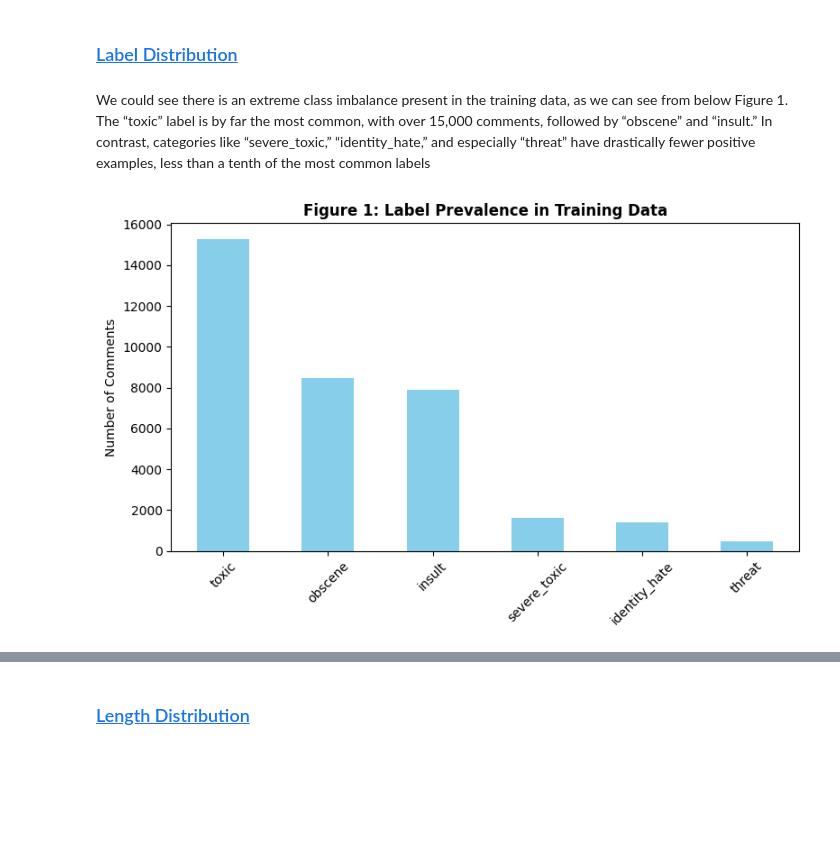
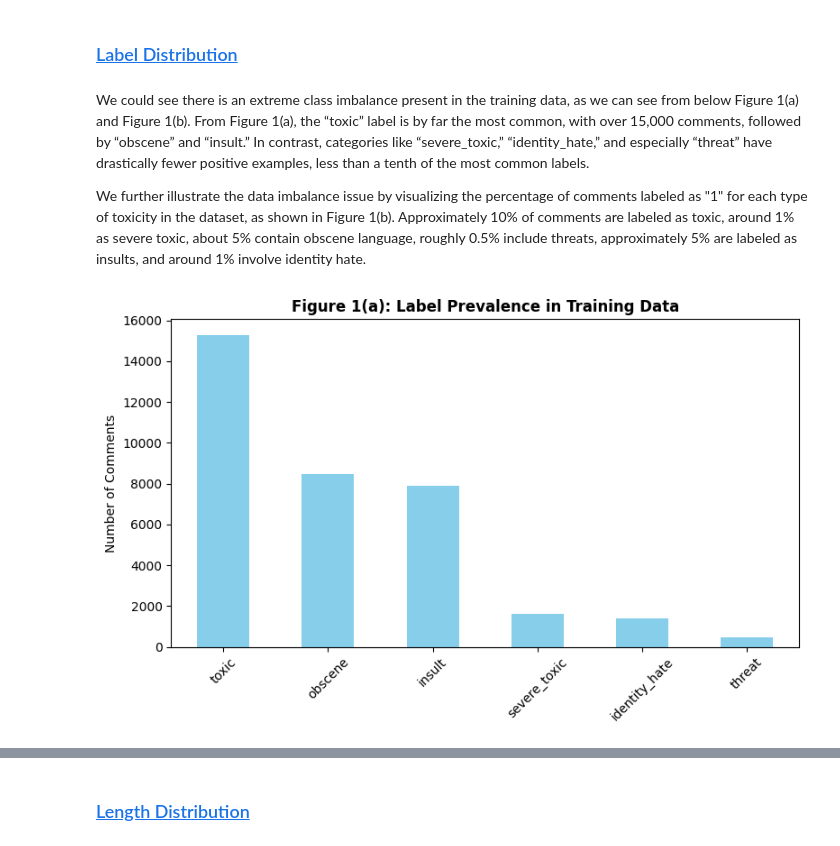
Before and after one commit to Lucchh/Multilingual-Toxic-Comment-Classification, a Jupyter notebook: milestone4.ipynb, the cells around one changed output, grey strips where cells are left out. Drawn from its saved outputs; the diff is of its cells as text; code cells hidden in the pictures; blank space fills up the shorter version.

```diff
--- a/milestone4.ipynb
+++ b/milestone4.ipynb
@@ -107,4 +107,6 @@ dtype: int64
 # %% [markdown]
 ### <a id='toc1_2_1_'></a>[Label Distribution](#toc0_)
 # %% [markdown]
-We could see there is an extreme class imbalance present in the training data, as we can see from below Figure 1. The “toxic” label is by far the most common, with over 15,000 comments, followed by “obscene” and “insult.” In contrast, categories like “severe_toxic,” “identity_hate,” and especially “threat” have drastically fewer positive examples, less than a tenth of the most common labels
+We could see there is an extreme class imbalance present in the training data, as we can see from below Figure 1(a) and Figure 1(b). From Figure 1(a), the “toxic” label is by far the most common, with over 15,000 comments, followed by “obscene” and “insult.” In contrast, categories like “severe_toxic,” “identity_hate,” and especially “threat” have drastically fewer positive examples, less than a tenth of the most common labels.
+
+We further illustrate the data imbalance issue by visualizing the percentage of comments labeled as "1" for each type of toxicity in the dataset, as shown in Figure 1(b). Approximately 10% of comments are labeled as toxic, around 1% as severe toxic, about 5% contain obscene language, roughly 0.5% include threats, approximately 5% are labeled as insults, and around 1% involve identity hate.
@@ -111,12 +135,12 @@ We could see there is an extreme class imbalance present in the training data, a
 # %%
 label_cols = ['toxic', 'severe_toxic', 'obscene', 'threat', 'insult', 'identity_hate']
 label_counts = train_df[label_cols].sum().sort_values(ascending=False)
 plt.figure(figsize=(8,5))
 label_counts.plot(kind='bar', color='skyblue')
-plt.title('Figure 1: Label Prevalence in Training Data', fontweight='bold')
+plt.title('Figure 1(a): Label Prevalence in Training Data', fontweight='bold')
 plt.ylabel('Number of Comments')
 plt.xticks(rotation=45)
 plt.tight_layout()
 plt.show()
 # %% [output]
-[figure, old version]
+[figure, new version]
```
Also changed, not shown: parts of 5 cells of this notebook.
